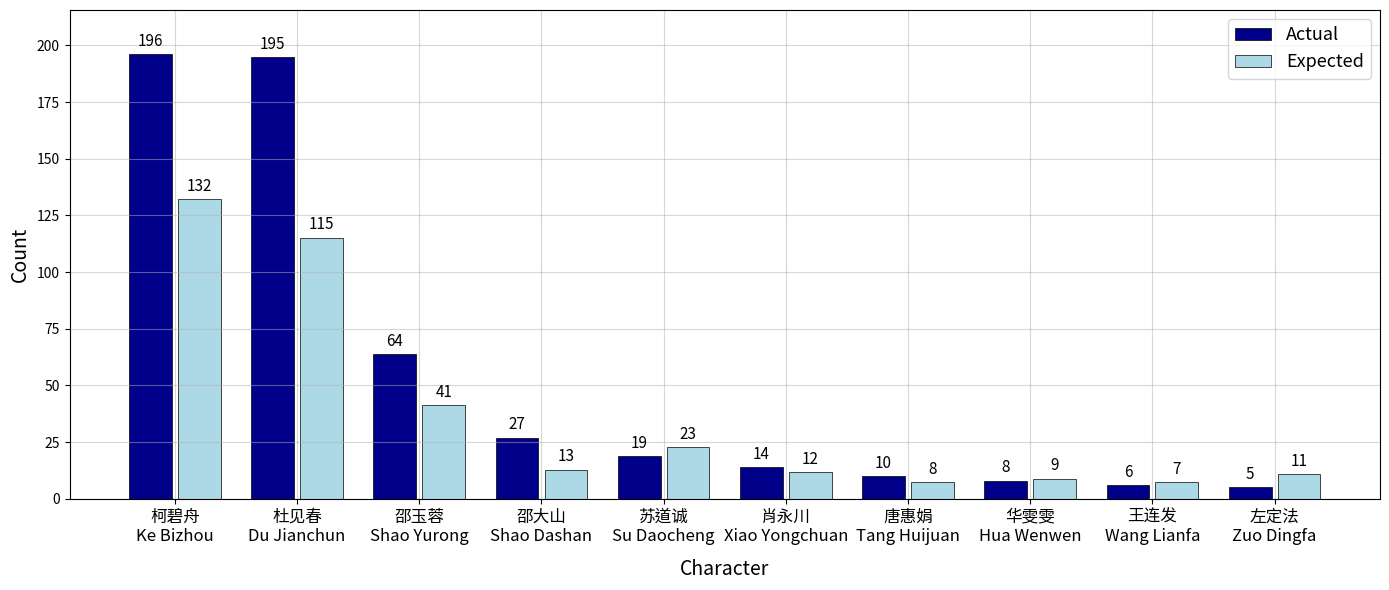
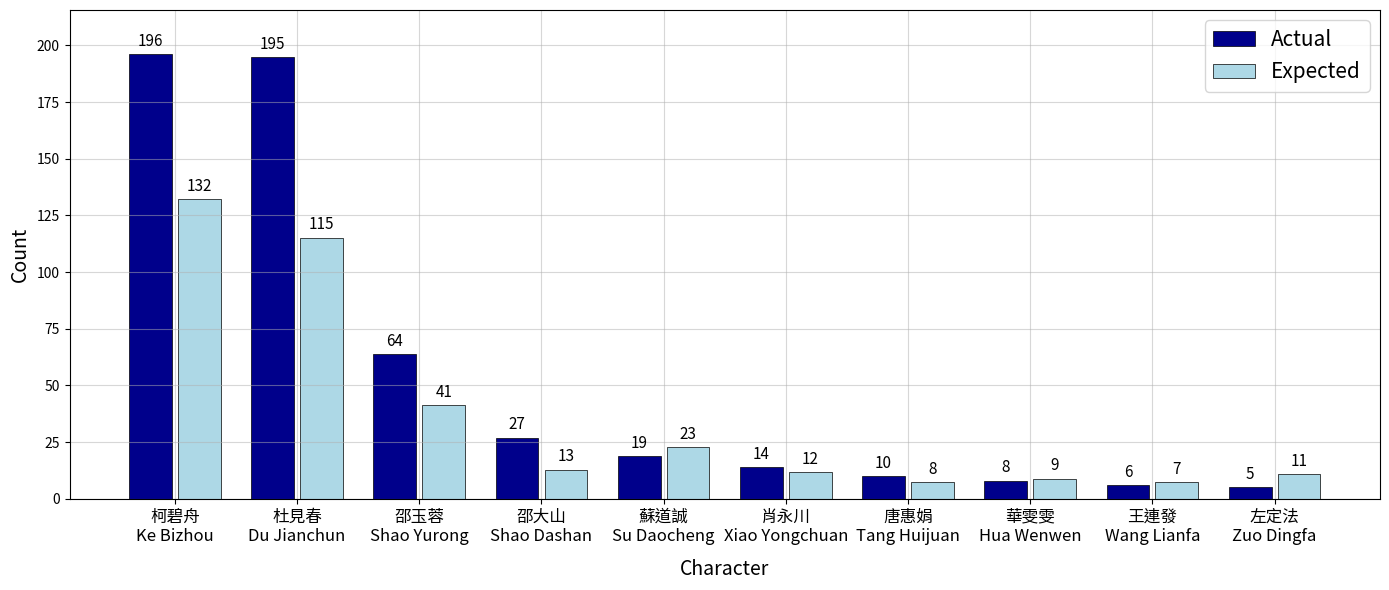
Unified diff of the notebook cell whose output changed from the first chart to the second:
--- before
+++ after
@@ -65,11 +65,25 @@
                 "王连发": "Wang Lianfa", 
                 "左定法": "Zuo Dingfa"}
-xticklabels = [sorted_chars[i] + "\n" + translations[sorted_chars[i]] for i in range(len(sorted_chars))]
+
+simp_to_trad = {
+    "柯碧舟": "柯碧舟",
+    "杜见春": "杜見春",
+    "邵玉蓉": "邵玉蓉",
+    "邵大山": "邵大山",
+    "苏道诚": "蘇道誠",
+    "华雯雯": "華雯雯",
+    "肖永川": "肖永川",
+    "唐惠娟": "唐惠娟",
+    "王连发": "王連發",
+    "左定法": "左定法"
+}
+
+xticklabels = [simp_to_trad[sorted_chars[i]] + "\n" + translations[sorted_chars[i]] for i in range(len(sorted_chars))]
 ax.set_xticklabels(xticklabels, fontsize=12)
-ax.legend(fontsize=13)
+ax.legend(fontsize=15)
 
 plt.grid(alpha=0.5)
 plt.tight_layout()
-plt.savefig("images/characters_heart_bar.png", dpi=300)
+plt.savefig("../images/characters_heart_bar.png", dpi=300)
 plt.show()
 plt.close()

Commit: images